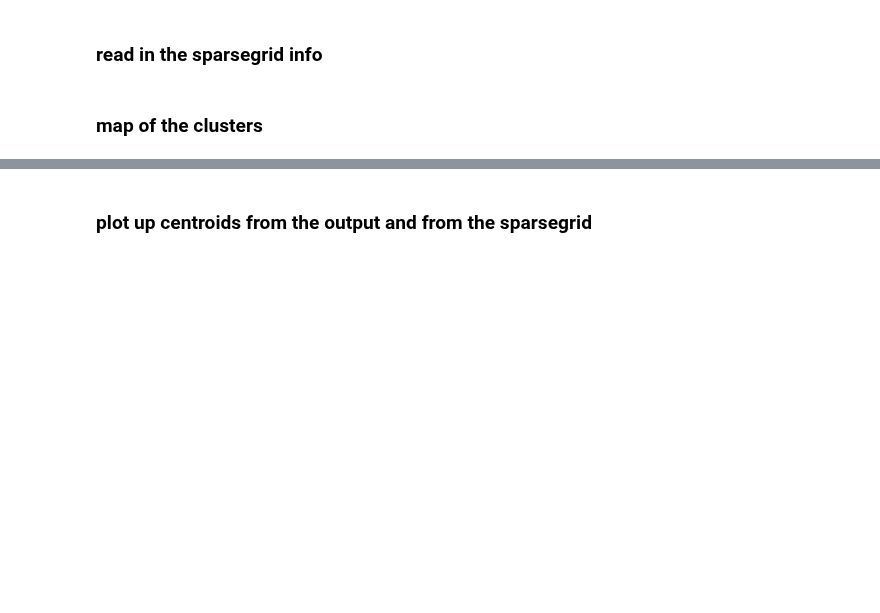
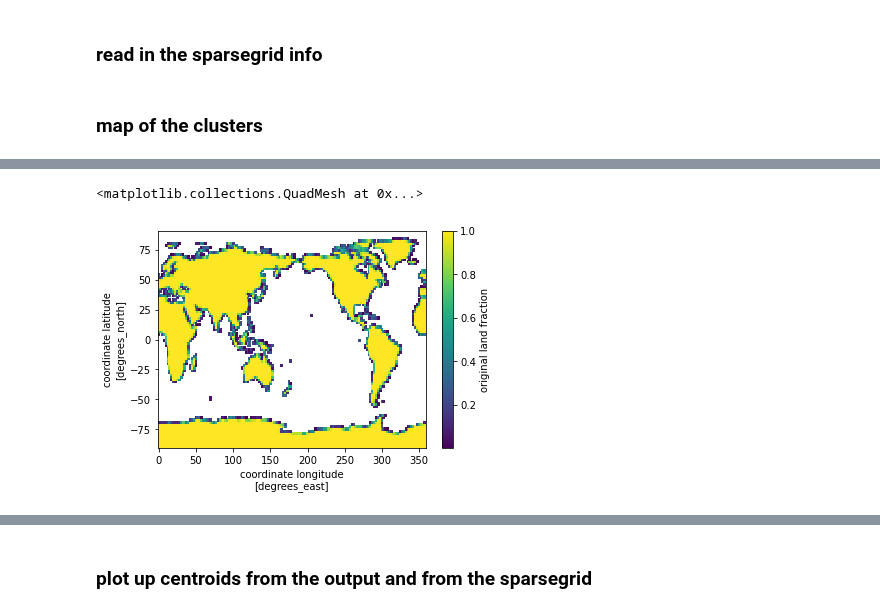
Before and after one commit to djk2120/CLM5PPE, a Jupyter notebook: pyth/sparsegrid.ipynb, the cells around one changed output, grey strips where cells are left out. Saved outputs shown, nothing was run; the diff lists cells and outputs as text; code cells hidden in the pictures; blank space fills up the shorter version.

```diff
--- a/pyth/sparsegrid.ipynb
+++ b/pyth/sparsegrid.ipynb
@@ -23,0 +137,5 @@ ds.cclass.plot()
+# %%
+sg.landfrac_orig.plot()
+# %% [output]
+<matplotlib.collections.QuadMesh at 0x...>
+[figure, added]
```
Also changed, not shown: parts of 29 cells of this notebook, 2 other files.
